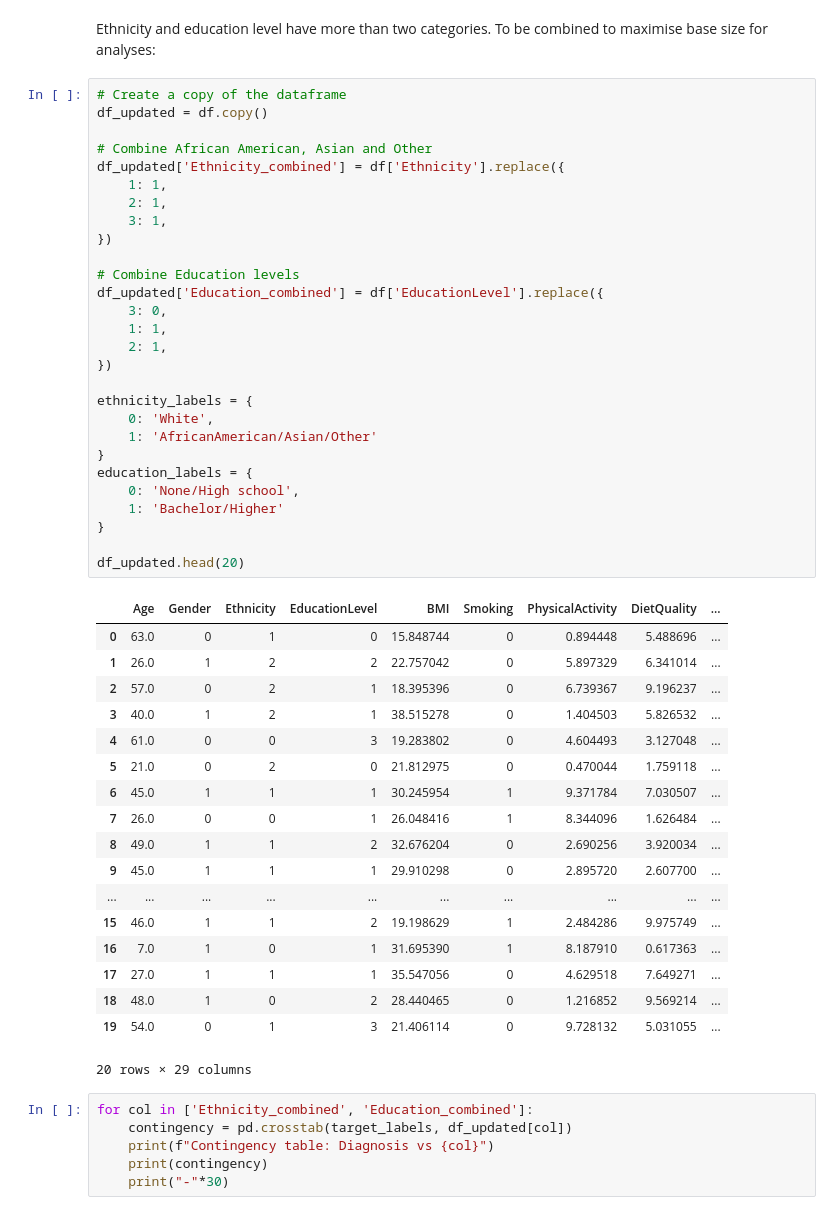
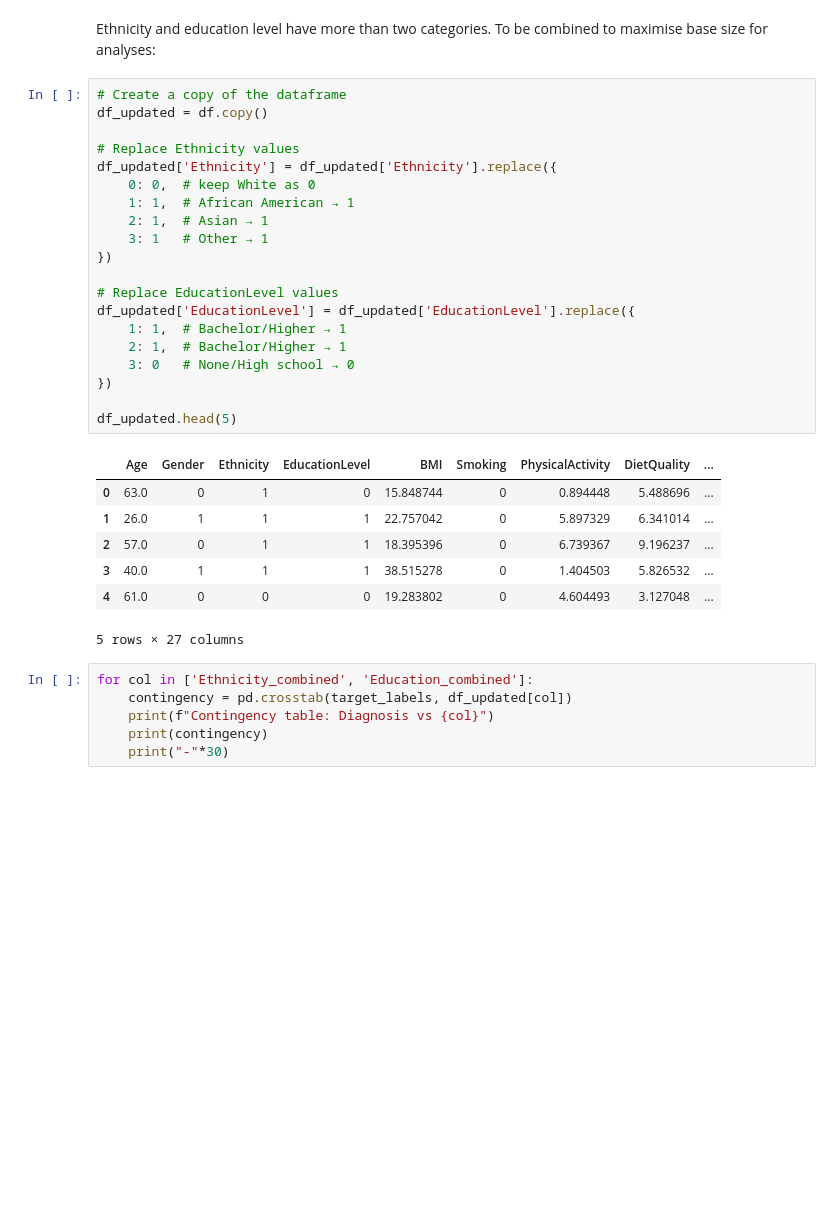
Before and after one commit to CodingLL25/AsthmaBurden, a Jupyter notebook: jupyter_notebooks/03_DataExploration.ipynb, the cells around one changed output. Cells and saved outputs as stored; diff of their text form; blank space fills up the shorter version.

Commit message:
Update to replace original ethnicity and education level columns in df_updated

```diff
--- a/jupyter_notebooks/03_DataExploration.ipynb
+++ b/jupyter_notebooks/03_DataExploration.ipynb
@@ -198,50 +198,31 @@ Ethnicity and education level have more than two categories. To be combined to m
 # %%
 # Create a copy of the dataframe
 df_updated = df.copy()
 
-# Combine African American, Asian and Other
-df_updated['Ethnicity_combined'] = df['Ethnicity'].replace({
-    1: 1,
-    2: 1,
-    3: 1,
+# Replace Ethnicity values
+df_updated['Ethnicity'] = df_updated['Ethnicity'].replace({
+    0: 0,  # keep White as 0
+    1: 1,  # African American → 1
+    2: 1,  # Asian → 1
+    3: 1   # Other → 1
 })
 
-# Combine Education levels
-df_updated['Education_combined'] = df['EducationLevel'].replace({
-    3: 0,
-    1: 1,
-    2: 1,
+# Replace EducationLevel values
+df_updated['EducationLevel'] = df_updated['EducationLevel'].replace({
+    1: 1,  # Bachelor/Higher → 1
+    2: 1,  # Bachelor/Higher → 1
+    3: 0   # None/High school → 0
 })
 
-ethnicity_labels = {
-    0: 'White',
-    1: 'AfricanAmerican/Asian/Other'
-}
-education_labels = {
-    0: 'None/High school',
-    1: 'Bachelor/Higher'
-}
-
-df_updated.head(20)
+df_updated.head(5)
 # %% [output]
 |  | Age | Gender | Ethnicity | EducationLevel | BMI | Smoking | PhysicalActivity | DietQuality | ... |
 | 0 | 63.0 | 0 | 1 | 0 | 15.848744 | 0 | 0.894448 | 5.488696 | ... |
-| 1 | 26.0 | 1 | 2 | 2 | 22.757042 | 0 | 5.897329 | 6.341014 | ... |
-| 2 | 57.0 | 0 | 2 | 1 | 18.395396 | 0 | 6.739367 | 9.196237 | ... |
-| 3 | 40.0 | 1 | 2 | 1 | 38.515278 | 0 | 1.404503 | 5.826532 | ... |
-| 4 | 61.0 | 0 | 0 | 3 | 19.283802 | 0 | 4.604493 | 3.127048 | ... |
-| 5 | 21.0 | 0 | 2 | 0 | 21.812975 | 0 | 0.470044 | 1.759118 | ... |
-| 6 | 45.0 | 1 | 1 | 1 | 30.245954 | 1 | 9.371784 | 7.030507 | ... |
-| 7 | 26.0 | 0 | 0 | 1 | 26.048416 | 1 | 8.344096 | 1.626484 | ... |
-| 8 | 49.0 | 1 | 1 | 2 | 32.676204 | 0 | 2.690256 | 3.920034 | ... |
-| 9 | 45.0 | 1 | 1 | 1 | 29.910298 | 0 | 2.895720 | 2.607700 | ... |
-| ... | ... | ... | ... | ... | ... | ... | ... | ... | ... |
-| 15 | 46.0 | 1 | 1 | 2 | 19.198629 | 1 | 2.484286 | 9.975749 | ... |
-| 16 | 7.0 | 1 | 0 | 1 | 31.695390 | 1 | 8.187910 | 0.617363 | ... |
-| 17 | 27.0 | 1 | 1 | 1 | 35.547056 | 0 | 4.629518 | 7.649271 | ... |
-| 18 | 48.0 | 1 | 0 | 2 | 28.440465 | 0 | 1.216852 | 9.569214 | ... |
-| 19 | 54.0 | 0 | 1 | 3 | 21.406114 | 0 | 9.728132 | 5.031055 | ... |
+| 1 | 26.0 | 1 | 1 | 1 | 22.757042 | 0 | 5.897329 | 6.341014 | ... |
+| 2 | 57.0 | 0 | 1 | 1 | 18.395396 | 0 | 6.739367 | 9.196237 | ... |
+| 3 | 40.0 | 1 | 1 | 1 | 38.515278 | 0 | 1.404503 | 5.826532 | ... |
+| 4 | 61.0 | 0 | 0 | 0 | 19.283802 | 0 | 4.604493 | 3.127048 | ... |
-20 rows × 29 columns
+5 rows × 27 columns
 # %%
 for col in ['Ethnicity_combined', 'Education_combined']:
     contingency = pd.crosstab(target_labels, df_updated[col])
```
Also changed, not shown: parts of 2 cells of this notebook.
